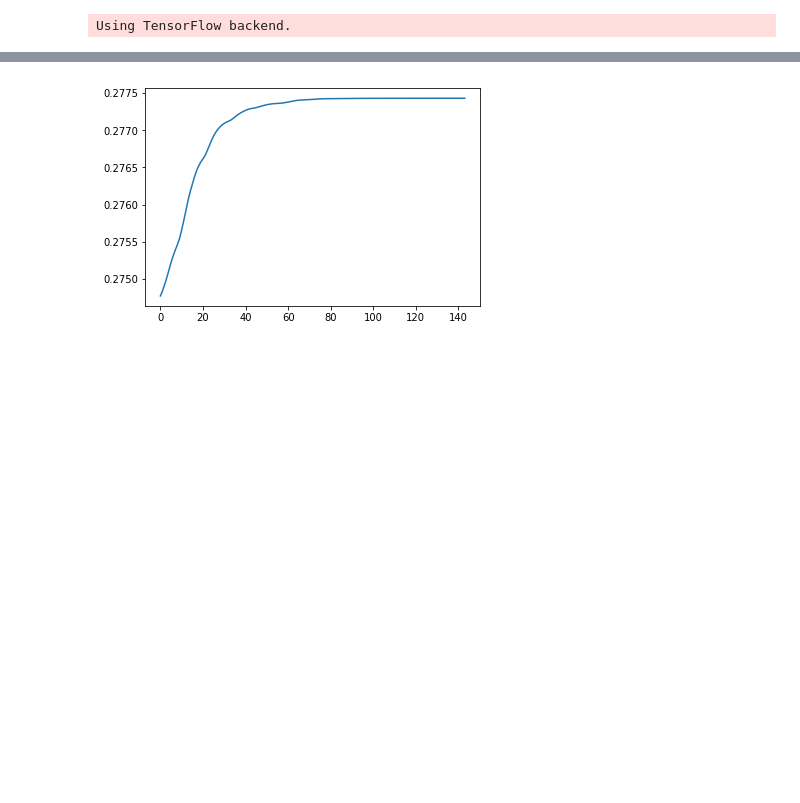
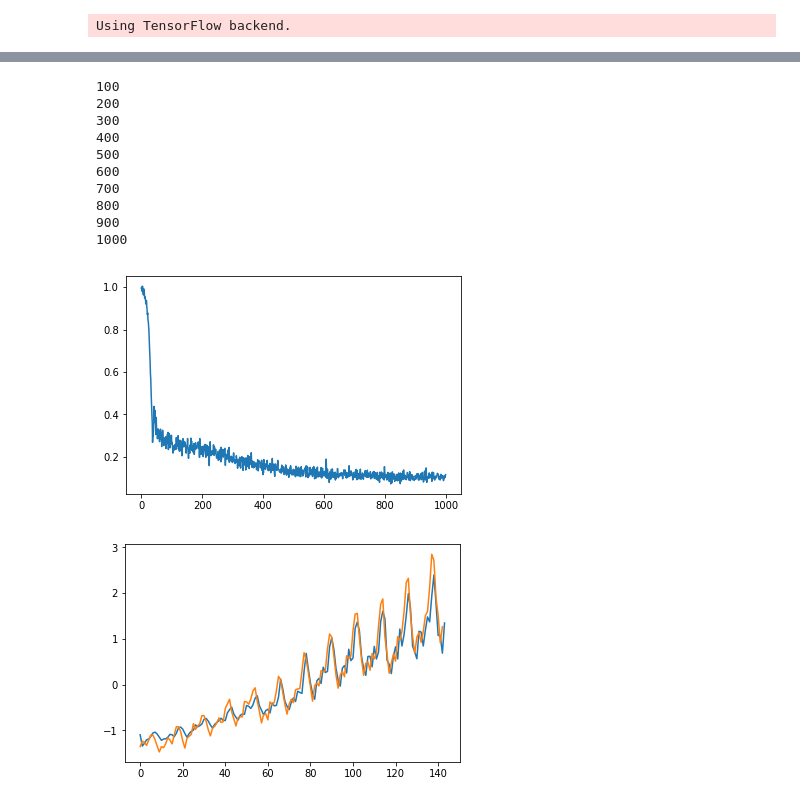
Before and after one commit to jordanott/FBRNN, a Jupyter notebook: Notebooks/FeedBackRNN.ipynb, the cells around one changed output, grey strips where cells are left out. Cells and saved outputs as stored; diff of their text form; code cells hidden in the pictures; blank space fills up the shorter version.

```diff
--- a/Notebooks/FeedBackRNN.ipynb
+++ b/Notebooks/FeedBackRNN.ipynb
@@ -73,8 +44,43 @@ Not changing
-# %%
-model.eval()
-y = model(sample_batch.type(torch.float32))
-plt.plot(np.array(y))
-#plt.plot(np.array(sample_batch.detach()).squeeze())
-plt.show()
-# %% [output]
-[figure, removed]
+# %%
+# testing basic RNN
+basic_model = RNN(hidden_size=16,num_layers=3,feature_size=1,batch_size=1)
+
+opt = optim.SGD(basic_model.parameters(), lr = 0.01, momentum=0.9)
+criterion = nn.MSELoss()
+
+losses = []
+basic_model.train()
+for epoch in range(1000):
+    if epoch % 100 == 100 - 1:
+        print(epoch+1) # progress update
+    #for batch in train_generator:
+    basic_model.zero_grad()
+    outputs = basic_model(sample_batch)
+    last_outputs = torch.stack(outputs[:-1])
+    loss = criterion(last_outputs.squeeze(), y.squeeze())
+
+    loss.backward()
+    opt.step()
+    losses.append(loss.item())
+
+plt.plot(losses)
+plt.show()
+
+basic_model.eval()
+y_pred = torch.stack(basic_model(sample_batch.type(torch.float32))[:-1])
+plt.plot(y_pred.detach().squeeze().numpy()) # detach is necessary because the output still has gradient tracking on it
+plt.plot(y.squeeze().numpy())
+plt.show()
+# %% [output]
+100
+200
+300
+400
+500
+600
+700
+800
+900
+1000
+[figure, added]
+[figure, added]
```
Also changed, not shown: parts of 6 cells of this notebook.
